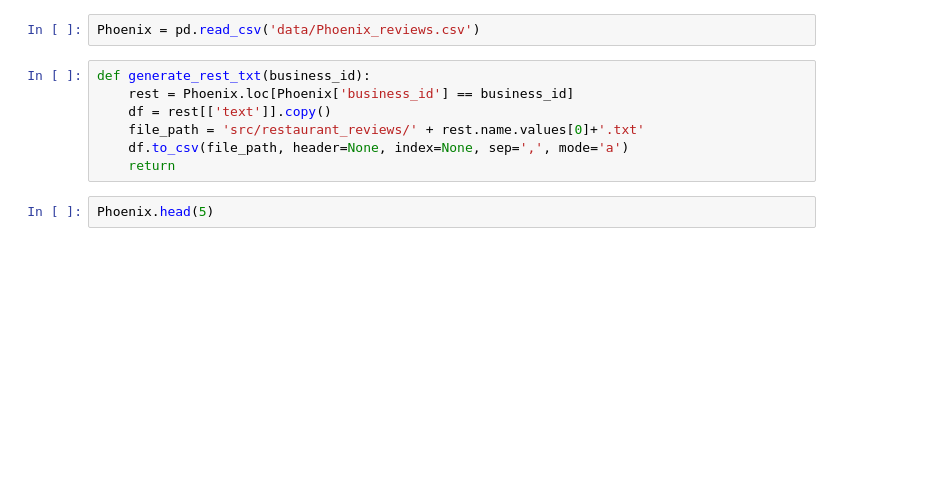
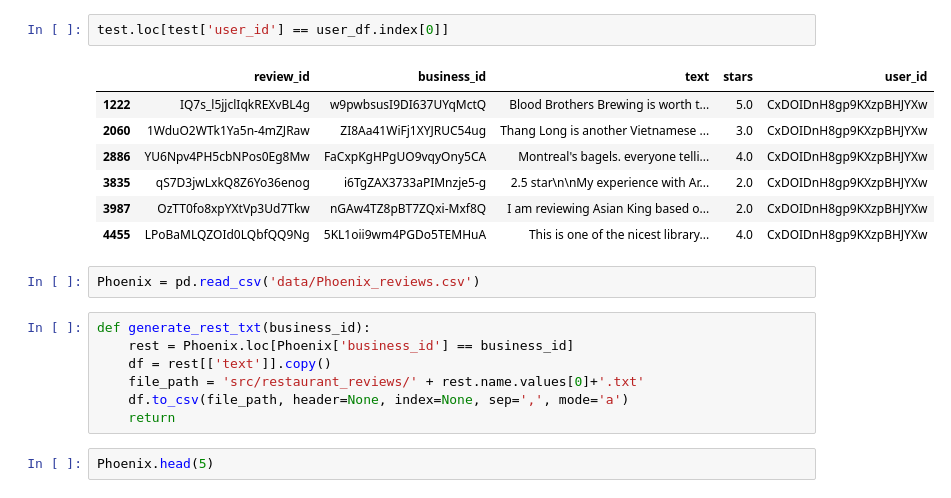
Before and after one commit to Lannnnnnn/LA-Restaurant-recommend, a Jupyter notebook: notebook/AutoPhrase txt generator .ipynb, the cells around one changed output. Saved outputs shown, nothing was run; the diff lists cells and outputs as text; blank space fills up the shorter version.

```diff
--- a/notebook/AutoPhrase txt generator .ipynb
+++ b/notebook/AutoPhrase txt generator .ipynb
@@ -8,3 +52,13 @@ review = pd.read_csv('data/reviews.csv')
+# %%
+test.loc[test['user_id'] == user_df.index[0]]
+# %% [output]
+|  | review_id | business_id | text | stars | user_id |
+| 1222 | IQ7s_l5jjclIqkREXvBL4g | w9pwbsusI9DI637UYqMctQ | Blood Brothers Brewing is worth t... | 5.0 | CxDOIDnH8gp9KXzpBHJYXw |
+| 2060 | 1WduO2WTk1Ya5n-4mZJRaw | ZI8Aa41WiFj1XYJRUC54ug | Thang Long is another Vietnamese ... | 3.0 | CxDOIDnH8gp9KXzpBHJYXw |
+| 2886 | YU6Npv4PH5cbNPos0Eg8Mw | FaCxpKgHPgUO9vqyOny5CA | Montreal's bagels. everyone telli... | 4.0 | CxDOIDnH8gp9KXzpBHJYXw |
+| 3835 | qS7D3jwLxkQ8Z6Yo36enog | i6TgZAX3733aPIMnzje5-g | 2.5 star\n\nMy experience with Ar... | 2.0 | CxDOIDnH8gp9KXzpBHJYXw |
+| 3987 | OzTT0fo8xpYXtVp3Ud7Tkw | nGAw4TZ8pBT7ZQxi-Mxf8Q | I am reviewing Asian King based o... | 2.0 | CxDOIDnH8gp9KXzpBHJYXw |
+| 4455 | LPoBaMLQZOId0LQbfQQ9Ng | 5KL1oii9wm4PGDo5TEMHuA | This is one of the nicest library... | 4.0 | CxDOIDnH8gp9KXzpBHJYXw |
 # %%
 Phoenix = pd.read_csv('data/Phoenix_reviews.csv')
 # %%
```
Also changed, not shown: parts of 24 cells of this notebook.
